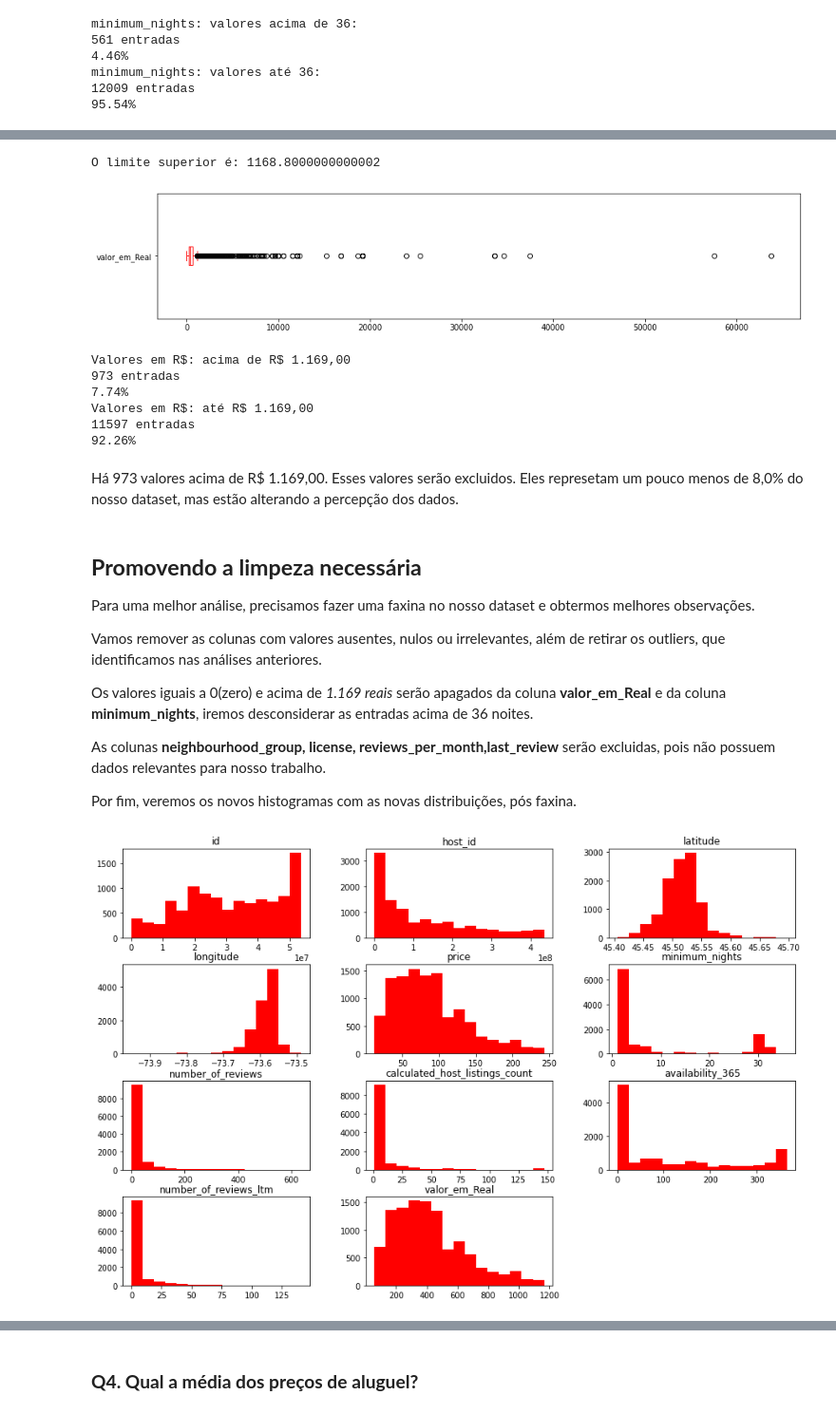
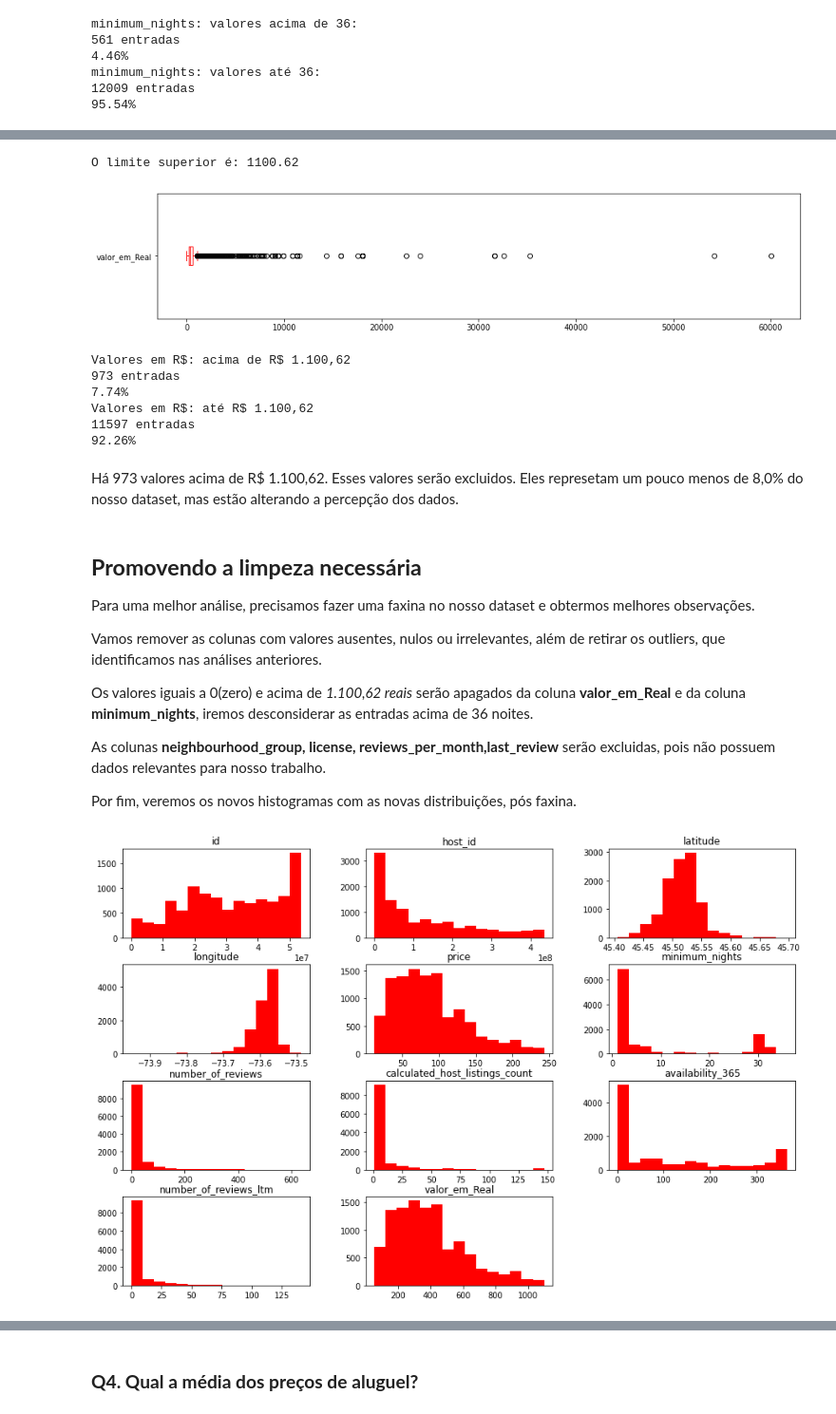
Before and after one commit to CandiduSilva/DataScience, a Jupyter notebook: Analisando_os_Dados_do_Airbnb_Versão_Final_Montreal.ipynb, the cells around one changed output, grey strips where cells are left out. Shown at 95% size. Cells and saved outputs as stored; diff of their text form; code cells hidden in the pictures.

```diff
--- a/Analisando_os_Dados_do_Airbnb_Versão_Final_Montreal.ipynb
+++ b/Analisando_os_Dados_do_Airbnb_Versão_Final_Montreal.ipynb
@@ -103,8 +107,8 @@ O valor utilizado para a conversão refere - se ao valor praticado em Fortaleza-
 # %%
 # Função de conversão dos valores das diárias (Dolar Canadense --> Real)
-# Considerando o dólar canadense, em 16.01.2022, a R$ 4,80, em Fortaleza.
+# Considerando o dólar canadense, em 07.02.2022, a R$ 4,52, em Fortaleza.
 # Fonte: https://www.melhorcambio.com/dolar-canadense-hoje
 
 def valorReais(valor):
-  return float(valor['price']) * 4.80
+  return float(valor['price']) * 4.52
 # %%
@@ -255,36 +264,37 @@ Perceba que existem 561 registros com valores acima de 36 noites que não repres
 
 ### **Em seguida, a coluna valor_em_Real**
 # %%
-# definindo o limite superior
+# verificando outliers na coluna valor_em_Real, considerado o limite superior igual a 1.100,62 (Q3 - Q1)
+
 iqrValor = dfMontreal.valor_em_Real.quantile(0.75) - dfMontreal.valor_em_Real.quantile(0.25)
 
 limite_sup_valor = dfMontreal.valor_em_Real.quantile(0.75) + (1.5 * iqrValor)
 
 print("O limite superior é:",limite_sup_valor)
 # %% [output]
-O limite superior é: 1168.8000000000002
+O limite superior é: 1100.62
 # %%
-# verificando outliers na coluna valor_em_Real, considerando o limite superioro igual 1.169.
+# verificando outliers na coluna valor_em_Real, considerando o limite superioro igual 1.100,62.
 dfMontreal['valor_em_Real'].plot(kind='box', vert=False, figsize=(15,3), color = 'red')
 plt.show()
 
-print('Valores em R$: acima de R$ 1.169,00')
-print('{} entradas'.format(len(dfMontreal[dfMontreal['valor_em_Real']> 1169])))
-print('{:.2f}%'.format((len(dfMontreal[dfMontreal['valor_em_Real']> 1169]) / dfMontreal.shape[0])*100))
+print('Valores em R$: acima de R$ 1.100,62')
+print('{} entradas'.format(len(dfMontreal[dfMontreal['valor_em_Real']> 1100])))
+print('{:.2f}%'.format((len(dfMontreal[dfMontreal['valor_em_Real']> 1100]) / dfMontreal.shape[0])*100))
 
-print('Valores em R$: até R$ 1.169,00')
-print('{} entradas'.format(len(dfMontreal[dfMontreal['valor_em_Real'] <= 1169])))
-print('{:.2f}%'.format((len(dfMontreal[dfMontreal['valor_em_Real'] <= 1169]) / dfMontreal.shape[0])*100))
+print('Valores em R$: até R$ 1.100,62')
+print('{} entradas'.format(len(dfMontreal[dfMontreal['valor_em_Real'] <= 1100])))
+print('{:.2f}%'.format((len(dfMontreal[dfMontreal['valor_em_Real'] <= 1100]) / dfMontreal.shape[0])*100))
 # %% [output]
-[figure, old version]
+[figure, new version]
-Valores em R$: acima de R$ 1.169,00
+Valores em R$: acima de R$ 1.100,62
 973 entradas
 7.74%
-Valores em R$: até R$ 1.169,00
+Valores em R$: até R$ 1.100,62
 11597 entradas
 92.26%
 # %% [markdown]
-Há 973 valores acima de R$ 1.169,00. Esses valores serão excluidos. Eles represetam um pouco menos de 8,0% do nosso dataset, mas estão alterando a percepção dos dados.
+Há 973 valores acima de R$ 1.100,62. Esses valores serão excluidos. Eles represetam um pouco menos de 8,0% do nosso dataset, mas estão alterando a percepção dos dados.
 # %% [markdown]
 ## **Promovendo a limpeza necessária**
 
@@ -292,30 +302,30 @@ Para uma melhor análise, precisamos fazer uma faxina no nosso dataset e obtermo
 
 Vamos remover as colunas com valores ausentes, nulos ou irrelevantes, além de retirar os outliers, que identificamos nas análises anteriores.
 
-Os valores iguais a 0(zero) e acima de *1.169 reais* serão apagados da coluna **valor_em_Real** e da coluna **minimum_nights**, iremos desconsiderar as entradas acima de 36 noites.
+Os valores iguais a 0(zero) e acima de *1.100,62 reais* serão apagados da coluna **valor_em_Real** e da coluna **minimum_nights**, iremos desconsiderar as entradas acima de 36 noites.
 
 As colunas **neighbourhood_group, license, reviews_per_month,last_review** serão excluidas, pois não possuem dados relevantes para nosso trabalho.
 
 Por fim, veremos os novos histogramas com as novas distribuições, pós faxina.
 # %%
-#Criando um novo dataset, após processarmos as adequações
+#Criando um novo dataset, após processarmos a faxina
 
 dfMontrealLimpo = dfMontreal.copy()
 
 # Retirando os Outliers
-dfMontrealLimpo.drop(dfMontrealLimpo[dfMontrealLimpo['valor_em_Real'] > 1169].index, axis=0, inplace=True)
+dfMontrealLimpo.drop(dfMontrealLimpo[dfMontrealLimpo['valor_em_Real'] > 1100].index, axis=0, inplace=True)
 dfMontrealLimpo.drop(dfMontrealLimpo[dfMontrealLimpo.minimum_nights > 36].index, axis=0, inplace=True)
 
 # excluindo as colunas com dados ausentes, nulos ou irrelevantes
 
 dfMontrealLimpo.drop(columns = ['neighbourhood_group', 'license', 'reviews_per_month', 'last_review'], axis=1, inplace=True)
 dfMontrealLimpo.drop(dfMontrealLimpo[dfMontrealLimpo['valor_em_Real'] == 0].index, axis=0, inplace=True)
 dfMontrealLimpo.drop(dfMontrealLimpo[dfMontrealLimpo.minimum_nights == 0].index, axis=0, inplace=True)
 
 # Exibindo uma nova distribuição
 
 dfMontrealLimpo.hist(bins = 15, figsize=(15,10), color = 'red', grid = False)
 
 plt.show()
 # %% [output]
-[figure, old version]
+[figure, new version]
```
Also changed, not shown: parts of 49 cells of this notebook.
